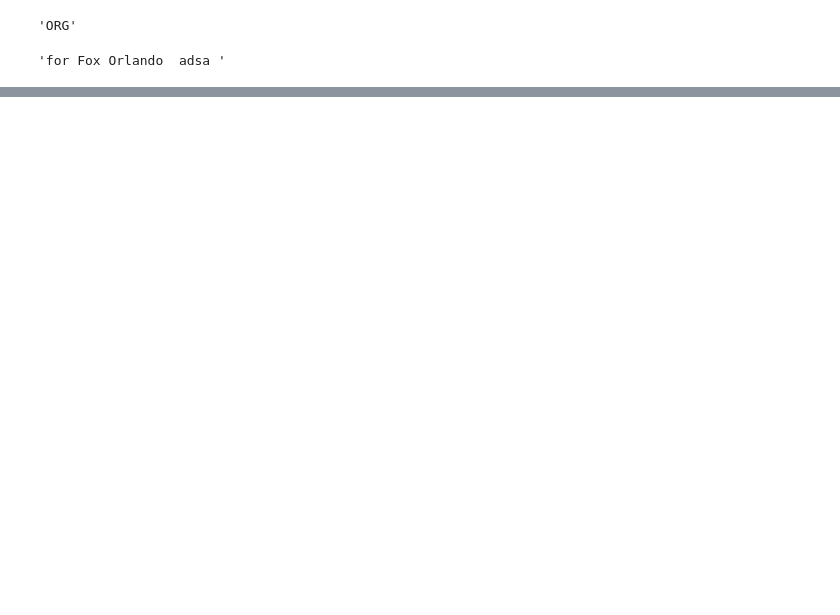
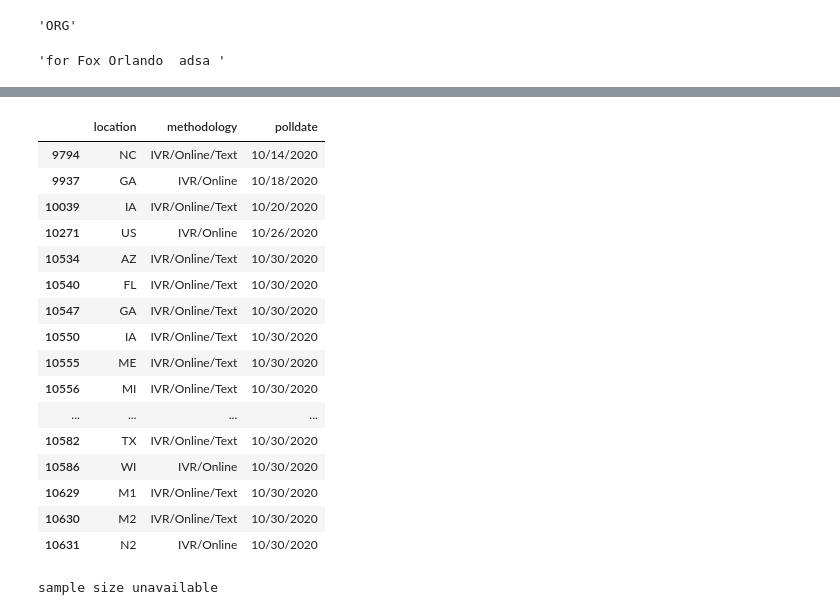
Before and after one commit to vijay-ravuri/poll-accuracy-modeling, a Jupyter notebook: code/starter_vijay.ipynb, the cells around one changed output, grey strips where cells are left out. Drawn from its saved outputs; the diff is of its cells as text; code cells hidden in the pictures; blank space fills up the shorter version.

```diff
--- a/code/starter_vijay.ipynb
+++ b/code/starter_vijay.ipynb
@@ -414,0 +561,24 @@ re.sub(r'(\d+)', '', 'for Fox35 Orlando 123 adsa 111')
+# %%
+polls[(polls['pollster_rating_id'] == 88) & (polls['year'] == 2020) & (polls['type_simple'] == 'Pres-G')][['location', 'methodology', 'polldate']]
+# %% [output]
+|  | location | methodology | polldate |
+| 9794 | NC | IVR/Online/Text | 10/14/2020 |
+| 9937 | GA | IVR/Online | 10/18/2020 |
+| 10039 | IA | IVR/Online/Text | 10/20/2020 |
+| 10271 | US | IVR/Online | 10/26/2020 |
+| 10534 | AZ | IVR/Online/Text | 10/30/2020 |
+| 10540 | FL | IVR/Online/Text | 10/30/2020 |
+| 10547 | GA | IVR/Online/Text | 10/30/2020 |
+| 10550 | IA | IVR/Online/Text | 10/30/2020 |
+| 10555 | ME | IVR/Online/Text | 10/30/2020 |
+| 10556 | MI | IVR/Online/Text | 10/30/2020 |
+| ... | ... | ... | ... |
+| 10582 | TX | IVR/Online/Text | 10/30/2020 |
+| 10586 | WI | IVR/Online | 10/30/2020 |
+| 10629 | M1 | IVR/Online/Text | 10/30/2020 |
+| 10630 | M2 | IVR/Online/Text | 10/30/2020 |
+| 10631 | N2 | IVR/Online | 10/30/2020 |
+# %%
+biglp('sample size unavailable')
+# %% [output]
+sample size unavailable
```
Also changed, not shown: parts of 32 cells of this notebook.
